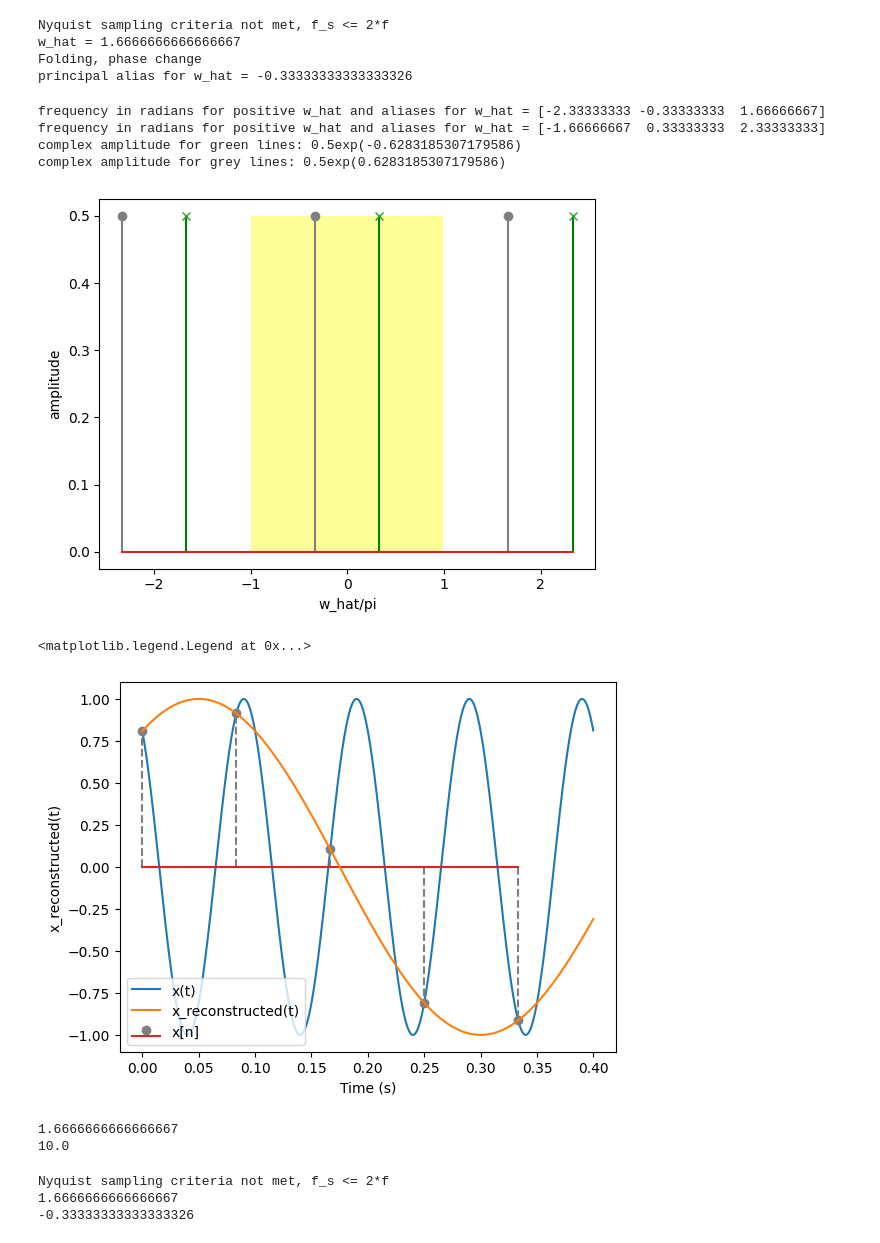
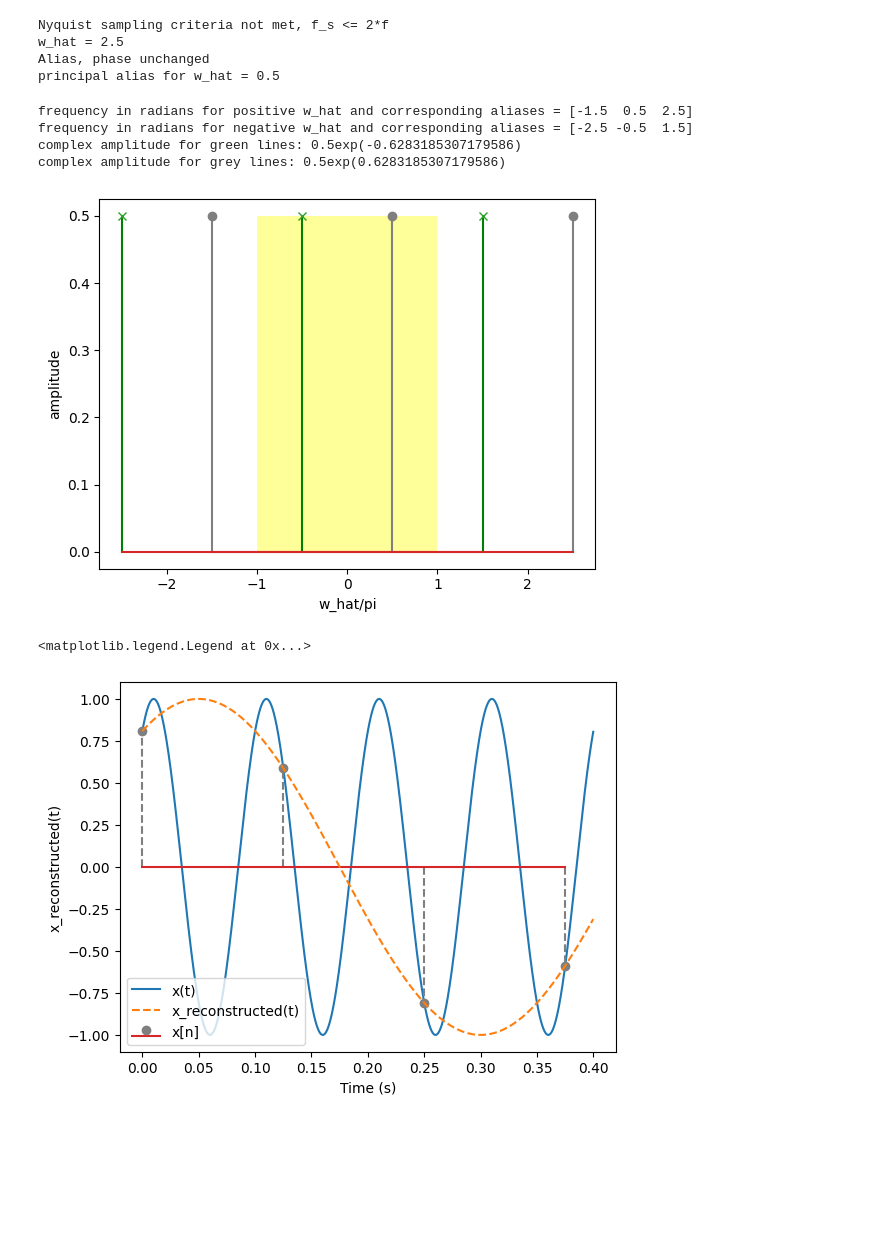
Before and after one commit to ismailsadiqgt/Nyquist_demo, a Jupyter notebook: Nyquist_sampling_demo.ipynb, the cells around one changed output. Cells and saved outputs as stored; diff of their text form; code cells hidden in the pictures; blank space fills up the shorter version.

```diff
--- a/Nyquist_sampling_demo.ipynb
+++ b/Nyquist_sampling_demo.ipynb
@@ -11,13 +12,14 @@ import matplotlib.pyplot as matplt
 # %%
 # define the parameters for the simulation
-# x(t) = cos(2*pi*f*t + phi)
-f = 10; # frequency of continuous time sinusoid x(t)
-phi = np.pi/5 # phase for x(t)
-f_s = 12 # sampling rate for x[n]
-fs_t = f_s*1000; # sampling rate for x(t) >> f_s to approximate x(t) as continuous time
+# x(t) = A * cos(2*pi*f*t + phi)
+A = 1; # amplitude of x(t)
+f = 10; # frequency (Hz) of continuous time sinusoid x(t)
+phi = -np.pi/5 # phase (radians) for x(t)
+f_s = 8 # sampling rate (Hz) for x[n]
+fs_t = f_s*1000; # sampling rate (Hz) for x(t) >> f_s to approximate x(t) as continuous time
 t = np.arange(0,4/f,1/fs_t) # define continuous time variable
 # %%
-x_t = np.cos(2*np.pi*f*t + phi)
+x_t = A*np.cos(2*np.pi*f*t + phi)
 fig1, ax1=matplt.subplots()
 ax1.plot(t,x_t)
 
@@ -49,7 +51,7 @@ w_hat = 2*np.pi*f/f_s # compute digital frequency
 
 # find principle alias
 
-if (f_s < 2*f):
+if (f_s <= 2*f):
     print('Nyquist sampling criteria not met, f_s <= 2*f')
 
     print('w_hat = ' + str(w_hat/np.pi))
@@ -69,82 +71,57 @@ if (f_s < 2*f):
         f_recon=-1*w_hat*f_s/2/np.pi
     elif (w_hat == 0):
         print('w_hat = 0, dc')
+elif (f_s > 2*f):
+    print('Nyquist sampling criteria met, f_s > 2*f')
+    phi_recon=phi
+    f_recon=w_hat*f_s/2/np.pi
 
 print('principal alias for w_hat = ' + str(w_hat/np.pi))
 # %% [output]
 Nyquist sampling criteria not met, f_s <= 2*f
-w_hat = 1.6666666666666667
-Folding, phase change
-principal alias for w_hat = -0.33333333333333326
+w_hat = 2.5
+Alias, phase unchanged
+principal alias for w_hat = 0.5
 # %%
 #print(phi_recon)
 # plot spectrum for x[n]
 pos_freq=np.array([w_hat-2*np.pi, w_hat, w_hat+2*np.pi])
-print("frequency in radians for positive w_hat and aliases for w_hat = " + str(pos_freq/np.pi))
+print("frequency in radians for positive w_hat and corresponding aliases = " + str(pos_freq/np.pi))
 neg_freq=np.array([-1*w_hat-2*np.pi,-1*w_hat,-1*w_hat+2*np.pi])
-print("frequency in radians for positive w_hat and aliases for w_hat = "  + str(neg_freq/np.pi))
+print("frequency in radians for negative w_hat and corresponding aliases = "  + str(neg_freq/np.pi))
 
 fig4, ax4=matplt.subplots()
-ax4.stem(pos_freq/np.pi, [0.5, 0.5, 0.5], 'grey', markerfmt='C7o')
-ax4.stem(neg_freq/np.pi, [0.5, 0.5, 0.5], 'green', markerfmt='C2x')
+ax4.stem(pos_freq/np.pi, [A/2, A/2, A/2], 'grey', markerfmt='C7o')
+ax4.stem(neg_freq/np.pi, [A/2, A/2, A/2], 'green', markerfmt='C2x')
 
 ax_range=np.arange(-1,1,0.01)
 ax4.fill_between(ax_range,0.5,where=ax_range>=-1, facecolor='yellow',alpha=0.4)
 ax4.set_xlabel('w_hat/pi'); ax4.set_ylabel('amplitude')
 
-if (w_hat < 0):
-    phi_to_plot=phi_recon;
+#if (w_hat < 0):
+#phi_to_plot=phi_recon;
 
-print('complex amplitude for green lines: ' + str(0.5) + 'exp(' + str(phi_to_plot) + ')')
-print('complex amplitude for grey lines: ' + str(0.5) + 'exp(' + str(phi_to_plot*-1) + ')')
+print('complex amplitude for green lines: ' + str(A/2) + 'exp(' + str(phi_recon) + ')')
+print('complex amplitude for grey lines: ' + str(A/2) + 'exp(' + str(phi_recon*-1) + ')')
 # %% [output]
-frequency in radians for positive w_hat and aliases for w_hat = [-2.33333333 -0.33333333  1.66666667]
-frequency in radians for positive w_hat and aliases for w_hat = [-1.66666667  0.33333333  2.33333333]
+frequency in radians for positive w_hat and corresponding aliases = [-1.5  0.5  2.5]
+frequency in radians for negative w_hat and corresponding aliases = [-2.5 -0.5  1.5]
 complex amplitude for green lines: 0.5exp(-0.6283185307179586)
 complex amplitude for grey lines: 0.5exp(0.6283185307179586)
-[figure, old version]
+[figure, new version]
 # %%
 # plot x_reconstructed(t)
 x_t_recon = np.cos(2*np.pi*f_recon*t + phi_recon)
 
 fig3, ax3=matplt.subplots()
 ax3.plot(t,x_t)
 ax3.stem(n_/fs_t,x_n, linefmt='C7--', markerfmt='C7o')
-ax3.plot(t,x_t_recon)
+ax3.plot(t,x_t_recon, linestyle='dashed')
 
 ax3.set_xlabel("Time (s)")
 ax3.set_ylabel("x_reconstructed(t)")
 
 ax3.legend(['x(t)','x_reconstructed(t)','x[n]'], loc="lower left")
 # %% [output]
 <matplotlib.legend.Legend at 0x...>
-[figure, old version]
+[figure, new version]
-# %%
-#w_hat = 2*pi*10/8 = 2.5*pi = 0.5*pi
-#w_hat = 2*np.pi*f/f_s# - 2*np.pi
-print(w_hat/np.pi)
-
-#f_recon = 2;# f_recon = 0.5*pi*8/(2*pi) = 2 Hz; aliasing so no change of phase
-f_recon = (w_hat*f_s/(2*np.pi))
-print(f_recon)
-# %% [output]
-1.6666666666666667
-10.0
-# %%
-w_hat = 2*np.pi*f/f_s # compute digital frequency
-
-# find principle alias
-
-if (f_s < 2*f):
-    print('Nyquist sampling criteria not met, f_s <= 2*f')
-
-    print(w_hat/np.pi)
-    while (w_hat > np.pi):
-        # alias or fold
-        w_hat = w_hat - 2*np.pi
-
-print(w_hat/np.pi)
-# %% [output]
-Nyquist sampling criteria not met, f_s <= 2*f
-1.6666666666666667
--0.33333333333333326
```
Also changed, not shown: parts of 12 cells of this notebook.
